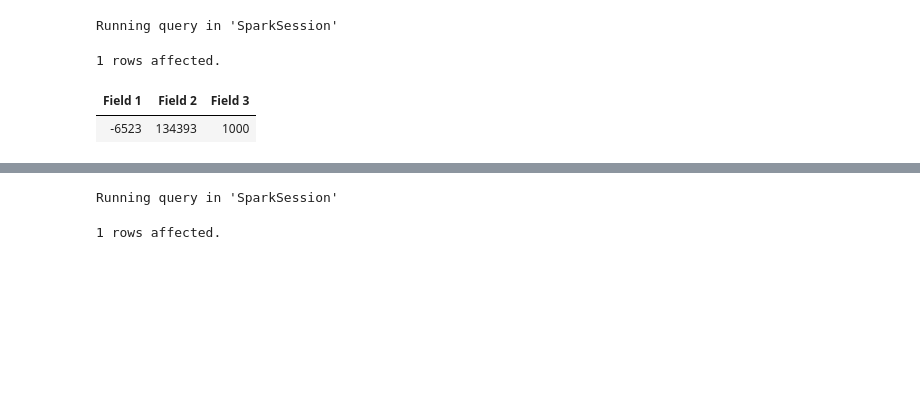
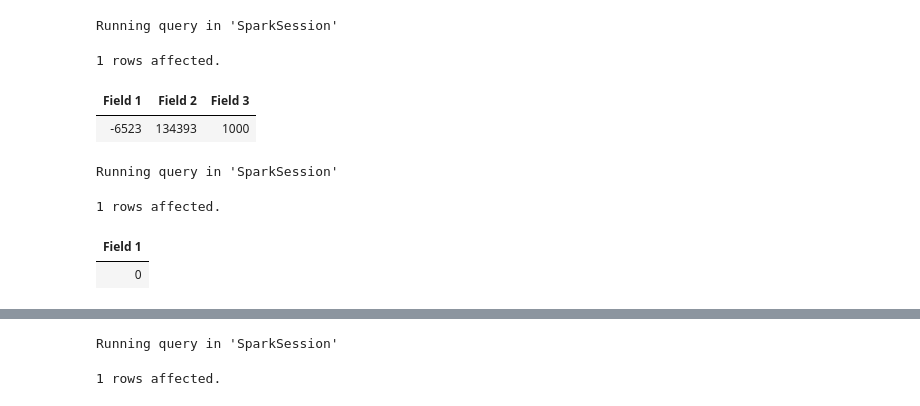
Before and after one commit to brijeshdhaker/bd-notebooks-module, a Jupyter notebook: notebooks/deltalake/00-deltalake-spark-sql.ipynb, the cells around one changed output, grey strips where cells are left out. Drawn from its saved outputs; the diff is of its cells as text; code cells hidden in the pictures; blank space fills up the shorter version.

```diff
--- a/notebooks/deltalake/00-deltalake-spark-sql.ipynb
+++ b/notebooks/deltalake/00-deltalake-spark-sql.ipynb
@@ -199,9 +166,14 @@ Running query in 'SparkSession'
 # %%
 %%sql
 
 UPDATE delta.`s3a://warehouse/default/deltalake/delta_table`
-SET salary = 6523
-WHERE salary = -6523;
+SET salary = 102053
+WHERE salary = 10205;
+# %% [output]
+Running query in 'SparkSession'
+1 rows affected.
+| Field 1 |
+| 0 |
 # %%
 %%sql
 
```
Also changed, not shown: parts of 35 cells of this notebook, 5 other files.
